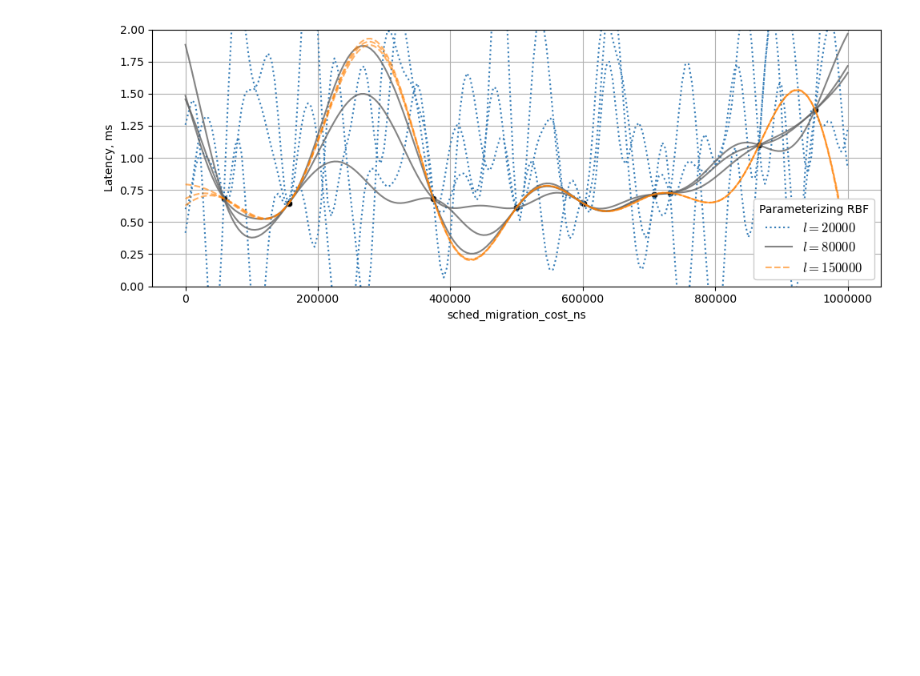
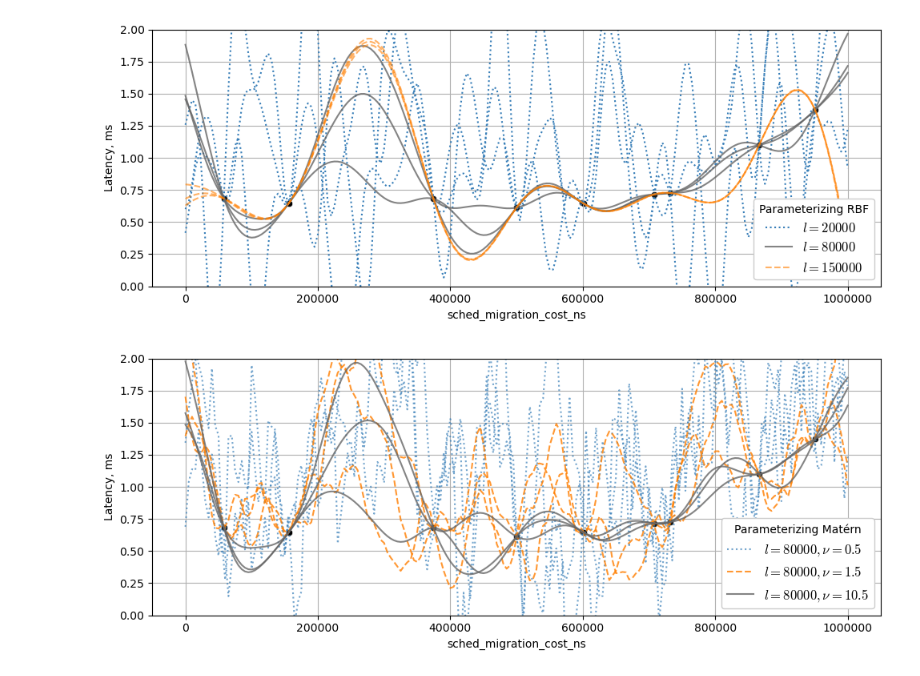
Before and after one commit to motus/sqlite-autotuning, a Jupyter notebook: sigmod2025_tutorial/sigmod2025_tutorial_03_kernel.ipynb, the cells around one changed output. Saved outputs shown, nothing was run; the diff lists cells and outputs as text; code cells hidden in the pictures; blank space fills up the shorter version.

Commit message:
add plot for matern kernel

```diff
--- a/sigmod2025_tutorial/sigmod2025_tutorial_03_kernel.ipynb
+++ b/sigmod2025_tutorial/sigmod2025_tutorial_03_kernel.ipynb
@@ -140,3 +140,73 @@ plt.show()
 # display(y_mean)
 # %% [output]
 [figure]
+# %%
+x = np.concatenate([prior_x, df.x.to_numpy().reshape(-1, 1)])
+y = np.concatenate([prior_y, df.y.to_numpy()])
+alpha = np.concatenate([prior_alpha, np.ones(len(df.y)) * 0.0])
+
+kernel1 = Matern(length_scale=80000, nu=1.5, length_scale_bounds="fixed")
+gp1 = GaussianProcessRegressor(kernel=kernel1, alpha=alpha, random_state=42).fit(x, y)
+
+kernel2 = Matern(length_scale=80000, nu=0.5, length_scale_bounds="fixed")
+gp2 = GaussianProcessRegressor(kernel=kernel2, alpha=alpha, random_state=42).fit(x, y)
+
+kernel3 = Matern(length_scale=80000, nu=10.5, length_scale_bounds="fixed")
+gp3 = GaussianProcessRegressor(kernel=kernel3, alpha=alpha, random_state=42).fit(x, y)
+# %%
+plt.rcParams["figure.figsize"] = (10, 4)
+
+_fig, ax = plt.subplots()
+
+sns.scatterplot(data=df, x="x", y="y", marker='o', color="black", alpha=0.9, legend=False)
+
+x = np.linspace(0, 1000000, 201).reshape(-1, 1)
+
+# --- GP2
+
+y = gp2.sample_y(x, n_samples=num_sample_funcs, random_state=41)
+y_mean, y_std = gp2.predict(x, return_std=True)
+
+for i in range(num_sample_funcs):
+    kw = {"legend": True, "label": f"$l={kernel2.length_scale}, \\nu={kernel2.nu}$"} if i == 0 else {}
+    sns.lineplot(x=x[:,0], y=y[:,i], color="#377eb8", alpha=0.7, linestyle=":", **kw)
+
+# --- GP1
+
+y = gp1.sample_y(x, n_samples=num_sample_funcs, random_state=41)
+y_mean, y_std = gp1.predict(x, return_std=True)
+
+for i in range(num_sample_funcs):
+    kw = {"legend": True, "label": f"$l={kernel3.length_scale}, \\nu={kernel1.nu}$"} if i == 0 else {}
+    sns.lineplot(x=x[:,0], y=y[:,i], color="#ff7f00", alpha=0.8, linestyle="--", **kw)
+
+# --- GP3
+
+y = gp3.sample_y(x, n_samples=num_sample_funcs, random_state=41)
+y_mean, y_std = gp3.predict(x, return_std=True)
+
+for i in range(num_sample_funcs):
+    kw = {"legend": True, "label": f"$l={kernel1.length_scale}, \\nu={kernel3.nu}$"} if i == 0 else {}
+    sns.lineplot(x=x[:,0], y=y[:,i], color="#666666", alpha=0.8, **kw)
+
+# -------
+
+plt.xlim(-50000, 1050000)
+plt.ylim(0, 2)
+
+plt.ticklabel_format(axis="both", style="plain")
+
+plt.xlabel(TUNABLE_PARAM_NAME)
+plt.ylabel(METRIC_NAME)
+
+plt.grid()
+plt.legend(title="Parameterizing Matérn", loc="lower right",
+           facecolor='white', framealpha=1, prop={'size': 12, "math_fontfamily": 'cm'})
+plt.tight_layout()
+
+plt.savefig("img/sigmod2025_tutorial_04_kernel_02_matern.png", transparent=False, dpi=300)
+
+plt.show()
+# display(y_mean)
+# %% [output]
+[figure, added]
```
Also changed, not shown: parts of 1 cell of this notebook.
